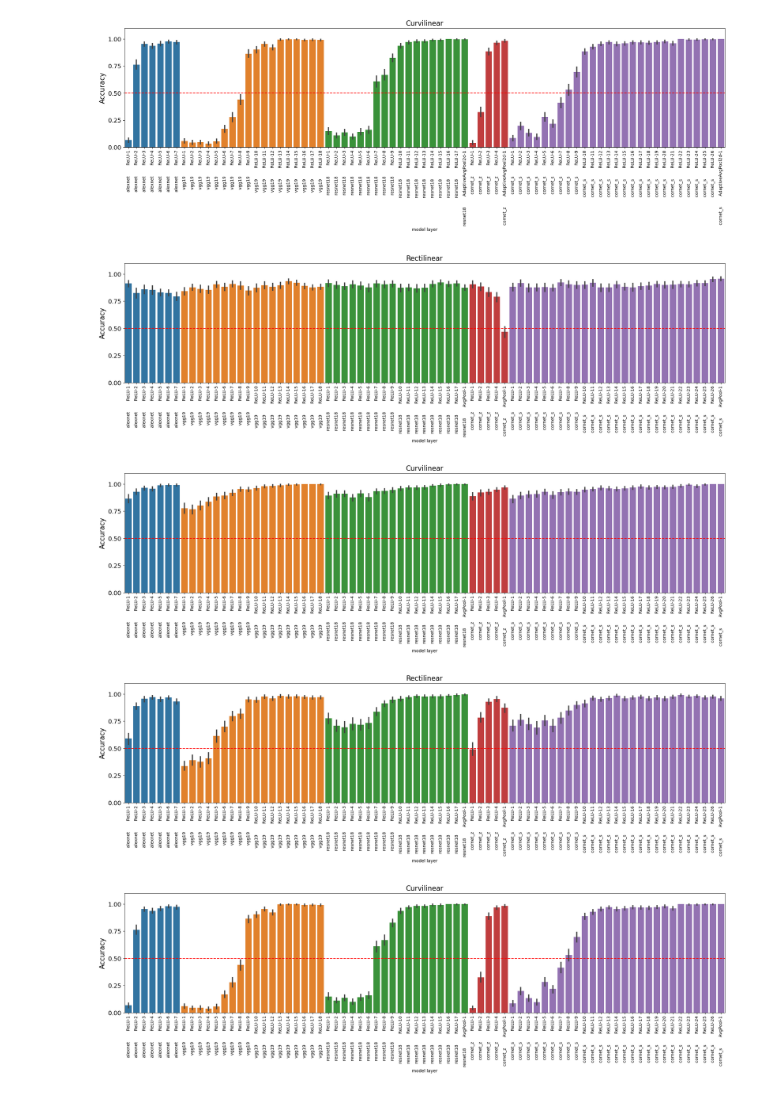
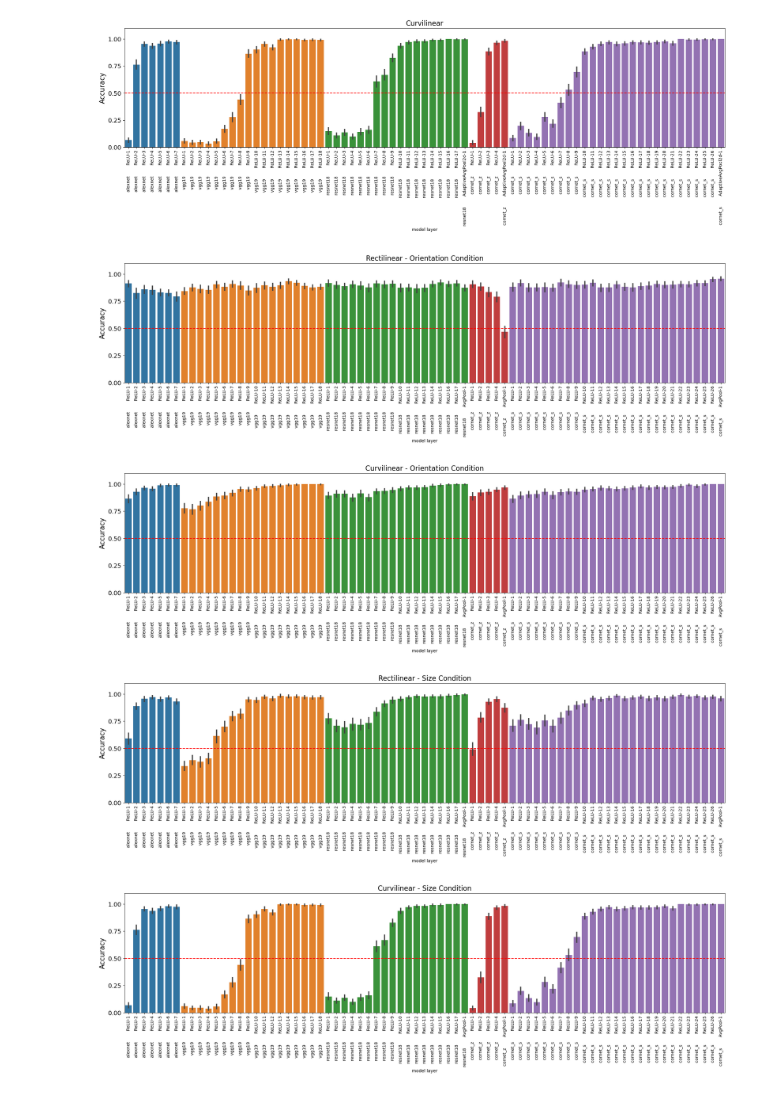
Before and after one commit to vayzenb/goodale-milner-dnns, a Jupyter notebook: classifier_discrimination.ipynb, the cells around one changed output. Saved outputs shown, nothing was run; the diff lists cells and outputs as text; code cells hidden in the pictures.

Commit message:
new graphs

```diff
--- a/classifier_discrimination.ipynb
+++ b/classifier_discrimination.ipynb
@@ -266,28 +263,28 @@ cornet_s
 # %%
 condition = '_rot'
 df = pd.read_csv(f'results/Rectilinear_acc{condition}_ridge.csv')
 #convert AdapativeAvgPool2d to AvgPool
 df['layer'] = df['layer'].apply(lambda x: x.replace('AdaptiveAvgPool2d', 'AvgPool'))
-plot_all_models(df, 'Rectilinear', f'_{condition}_ridge')
+plot_all_models(df, 'Rectilinear - Orientation Condition', f'_{condition}_ridge')
 
 df = pd.read_csv(f'results/Curvilinear_acc{condition}_ridge.csv')
 #convert AdapativeAvgPool2d to AvgPool
 df['layer'] = df['layer'].apply(lambda x: x.replace('AdaptiveAvgPool2d', 'AvgPool'))
-plot_all_models(df, 'Curvilinear', f'_{condition}_ridge')
+plot_all_models(df, 'Curvilinear - Orientation Condition', f'_{condition}_ridge')
 
 
 condition = '_scale'
 df = pd.read_csv(f'results/Rectilinear_acc{condition}_ridge.csv')
 #convert AdapativeAvgPool2d to AvgPool
 df['layer'] = df['layer'].apply(lambda x: x.replace('AdaptiveAvgPool2d', 'AvgPool'))
-plot_all_models(df, 'Rectilinear', f'_{condition}_ridge')
+plot_all_models(df, 'Rectilinear - Size Condition', f'_{condition}_ridge')
 
 df = pd.read_csv(f'results/Curvilinear_acc{condition}_ridge.csv')
 #convert AdapativeAvgPool2d to AvgPool
 df['layer'] = df['layer'].apply(lambda x: x.replace('AdaptiveAvgPool2d', 'AvgPool'))
-plot_all_models(df, 'Curvilinear', f'_{condition}_ridge')
+plot_all_models(df, 'Curvilinear - Size Condition', f'_{condition}_ridge')
 # %% [output]
-[figure, old version]
+[figure, new version]
-[figure, old version]
+[figure, new version]
-[figure, old version]
+[figure, new version]
-[figure, old version]
+[figure, new version]
```
Also changed, not shown: parts of 1 cell of this notebook, 4 other files.
